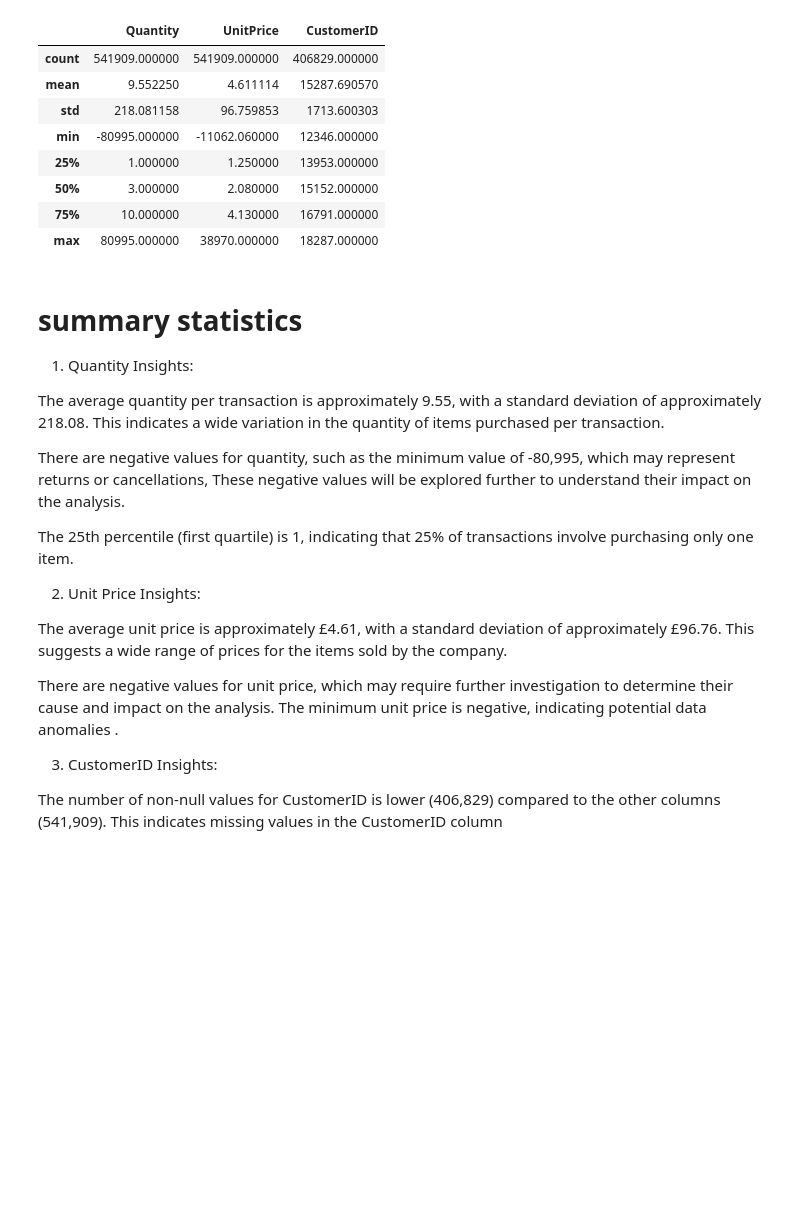
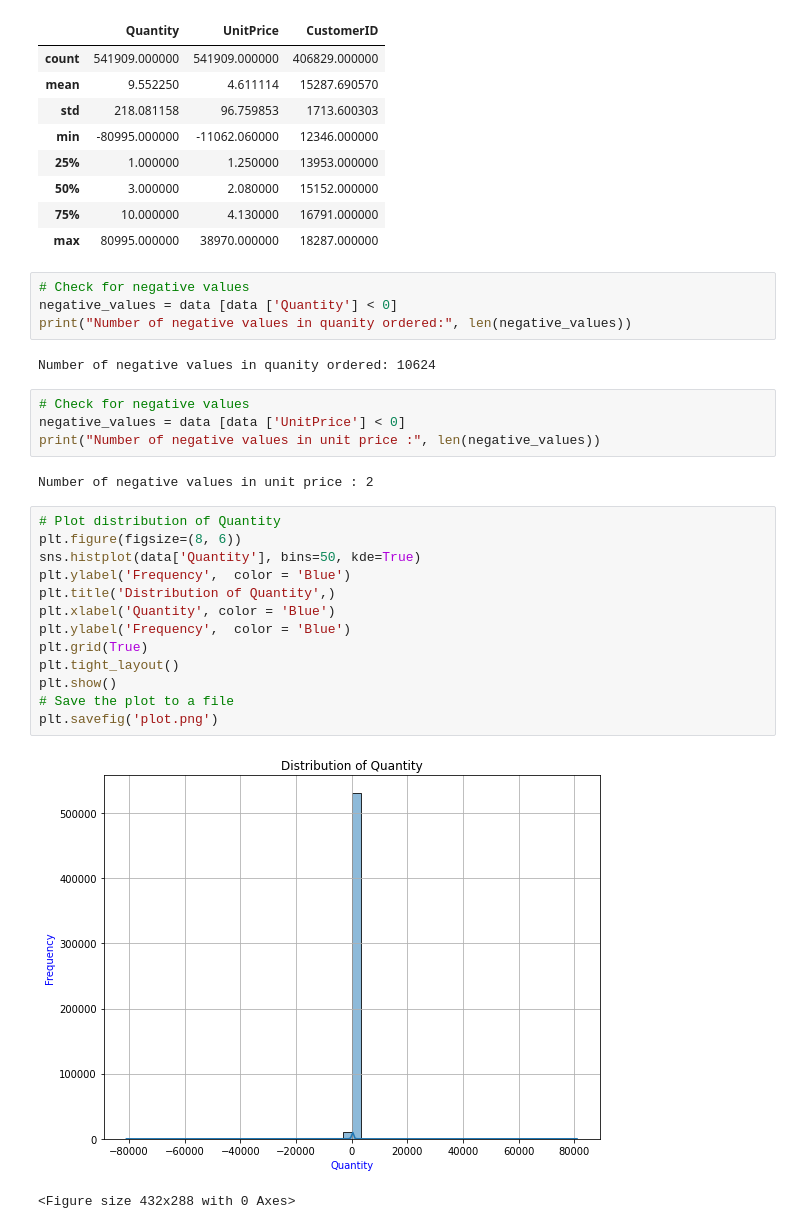
Before and after one commit to Dibieoluchi/Customer-Segmentation-Market-Basket-Analysis-SWOT-Insights, a Jupyter notebook: exploratory data analysis.ipynb, the cells around one changed output. Drawn from its saved outputs; the diff is of its cells as text; blank space fills up the shorter version.

```diff
--- a/exploratory data analysis.ipynb
+++ b/exploratory data analysis.ipynb
@@ -65,24 +67,31 @@ data.describe()
 | 50% | 3.000000 | 2.080000 | 15152.000000 |
 | 75% | 10.000000 | 4.130000 | 16791.000000 |
 | max | 80995.000000 | 38970.000000 | 18287.000000 |
-# %% [markdown]
-# summary statistics
-
-1. Quantity Insights:
-
-The average quantity per transaction is approximately 9.55, with a standard deviation of approximately 218.08. This indicates a wide variation in the quantity of items purchased per transaction.
-
-There are negative values for quantity, such as the minimum value of -80,995, which may represent returns or cancellations, These negative values will be explored  further to understand their impact on the analysis.
-
-The 25th percentile (first quartile) is 1, indicating that 25% of transactions involve purchasing only one item.
-
-2. Unit Price Insights:
-
-The average unit price is approximately £4.61, with a standard deviation of approximately £96.76. This suggests a wide range of prices for the items sold by the company.
-
-There are negative values for unit price, which may require further investigation to determine their cause and impact on the analysis.
-The minimum unit price is negative, indicating potential data anomalies .
-
-3. CustomerID Insights:
-
-The number of non-null values for CustomerID is lower (406,829) compared to the other columns (541,909). This indicates missing values in the CustomerID column
+# %%
+# Check for negative values
+negative_values = data [data ['Quantity'] < 0]
+print("Number of negative values in quanity ordered:", len(negative_values))
+# %% [output]
+Number of negative values in quanity ordered: 10624
+# %%
+# Check for negative values
+negative_values = data [data ['UnitPrice'] < 0]
+print("Number of negative values in unit price :", len(negative_values))
+# %% [output]
+Number of negative values in unit price : 2
+# %%
+# Plot distribution of Quantity
+plt.figure(figsize=(8, 6))
+sns.histplot(data['Quantity'], bins=50, kde=True)
+plt.ylabel('Frequency',  color = 'Blue')
+plt.title('Distribution of Quantity',)
+plt.xlabel('Quantity', color = 'Blue')
+plt.ylabel('Frequency',  color = 'Blue')
+plt.grid(True)
+plt.tight_layout()
+plt.show()
+# Save the plot to a file
+plt.savefig('plot.png')
+# %% [output]
+[figure, added]
+<Figure size 432x288 with 0 Axes>
```
Also changed, not shown: parts of 102 cells of this notebook, 2 other files.
